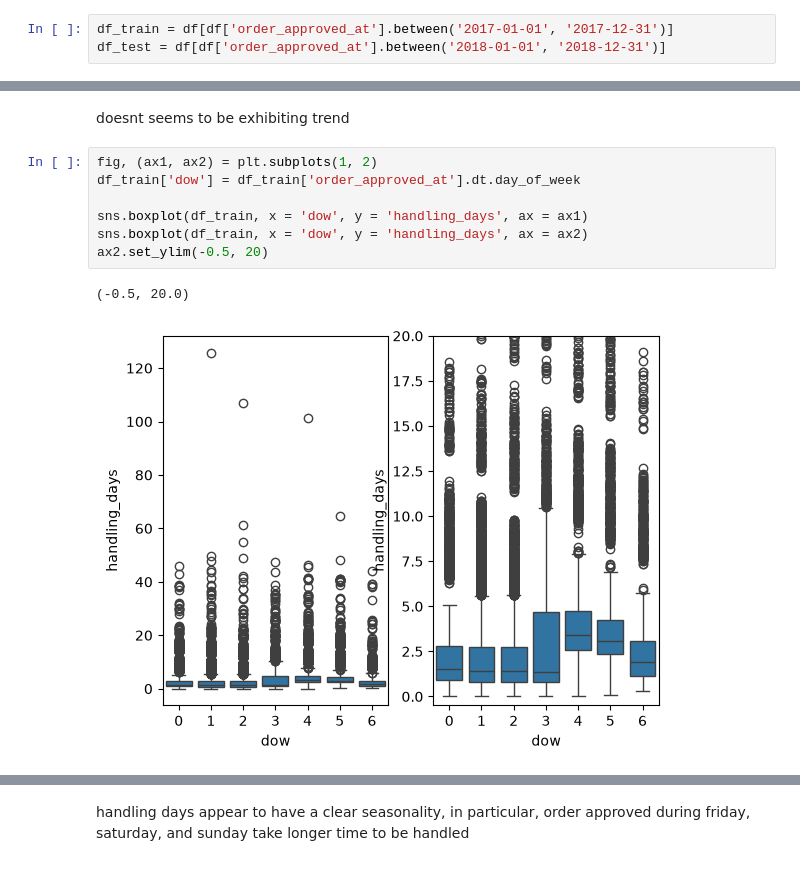
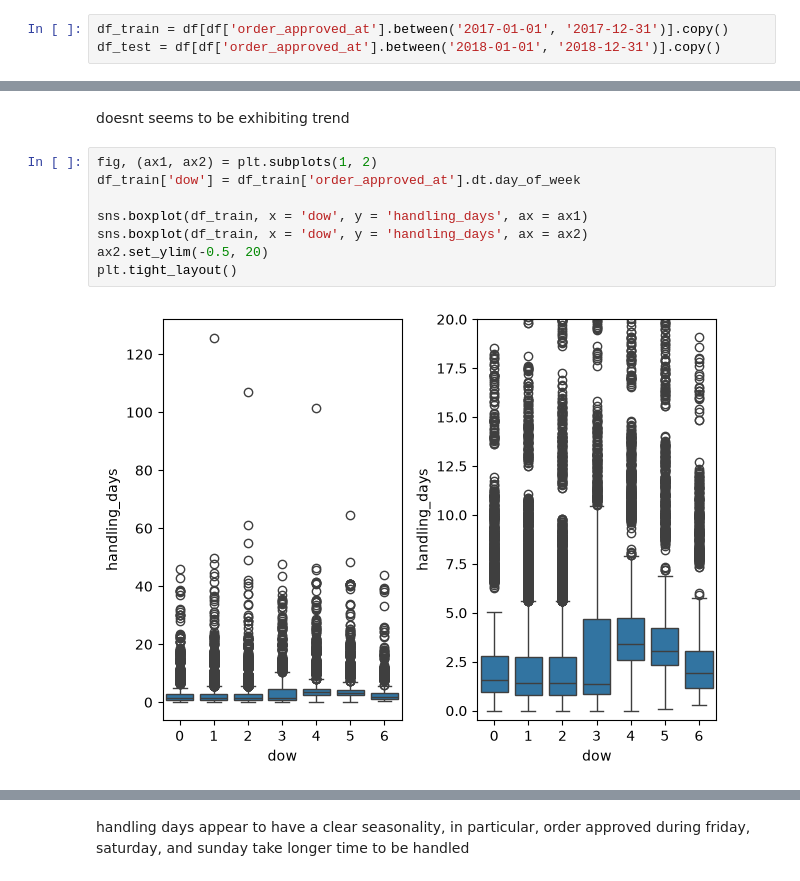
Before and after one commit to ProProcer/olist-ecommerce-analytics, a Jupyter notebook: notebook/handling_days.ipynb, the cells around one changed output, grey strips where cells are left out. Saved outputs shown, nothing was run; the diff lists cells and outputs as text.

```diff
--- a/notebook/handling_days.ipynb
+++ b/notebook/handling_days.ipynb
@@ -52,8 +53,8 @@ Freq: M, Name: order_approved_at, dtype: int64
 2017 will be used for training
 2018 will be used for testing
 # %%
-df_train = df[df['order_approved_at'].between('2017-01-01', '2017-12-31')]
-df_test = df[df['order_approved_at'].between('2018-01-01', '2018-12-31')]
+df_train = df[df['order_approved_at'].between('2017-01-01', '2017-12-31')].copy()
+df_test = df[df['order_approved_at'].between('2018-01-01', '2018-12-31')].copy()
 # %% [markdown]
 # Feature Engineering and Selection
 # %%
@@ -67,10 +68,10 @@ doesnt seems to be exhibiting trend
 # %%
 fig, (ax1, ax2) = plt.subplots(1, 2)
 df_train['dow'] = df_train['order_approved_at'].dt.day_of_week
 
 sns.boxplot(df_train, x = 'dow', y = 'handling_days', ax = ax1)
 sns.boxplot(df_train, x = 'dow', y = 'handling_days', ax = ax2)
 ax2.set_ylim(-0.5, 20)
+plt.tight_layout()
 # %% [output]
-(-0.5, 20.0)
-[figure, old version]
+[figure, new version]
```
Also changed, not shown: parts of 16 cells of this notebook.
